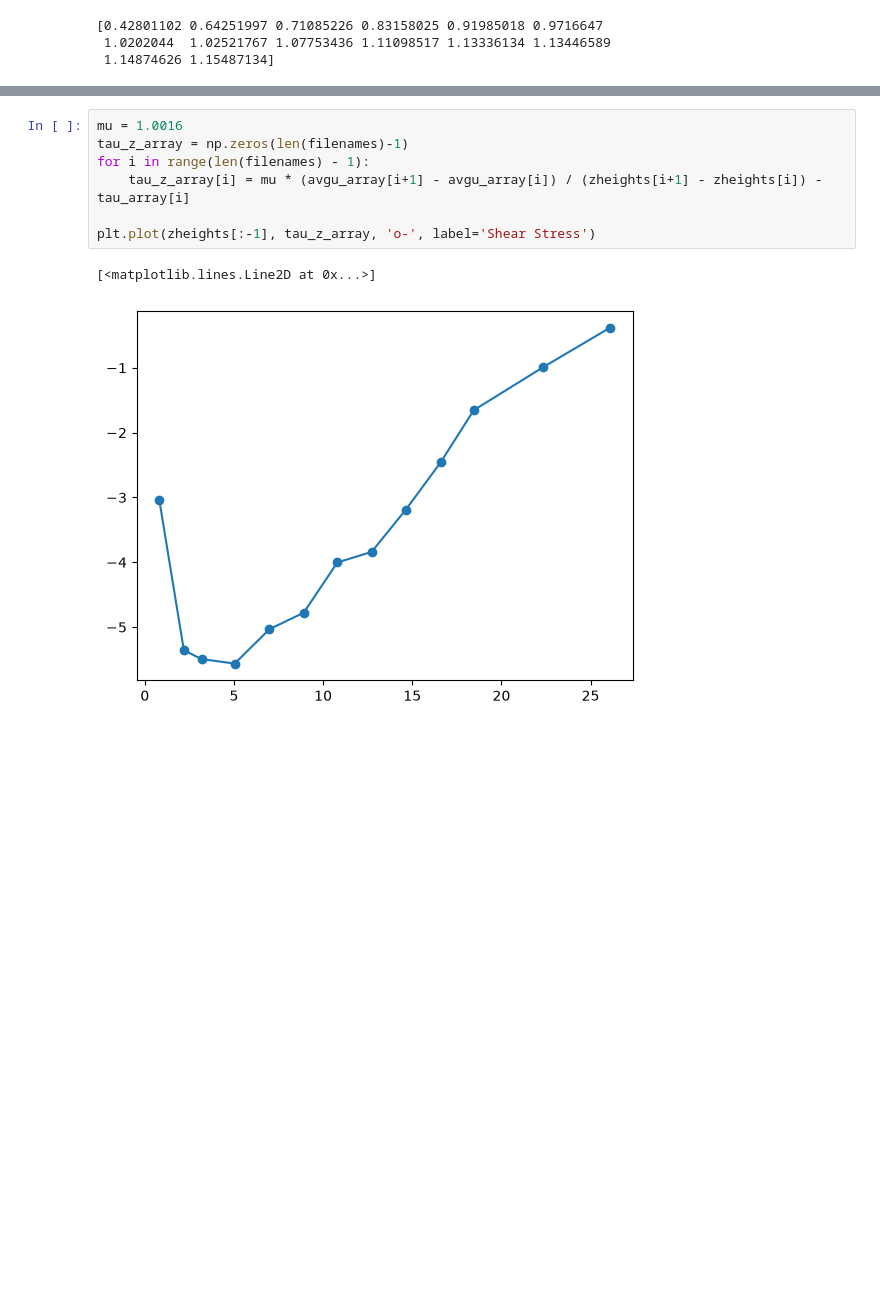
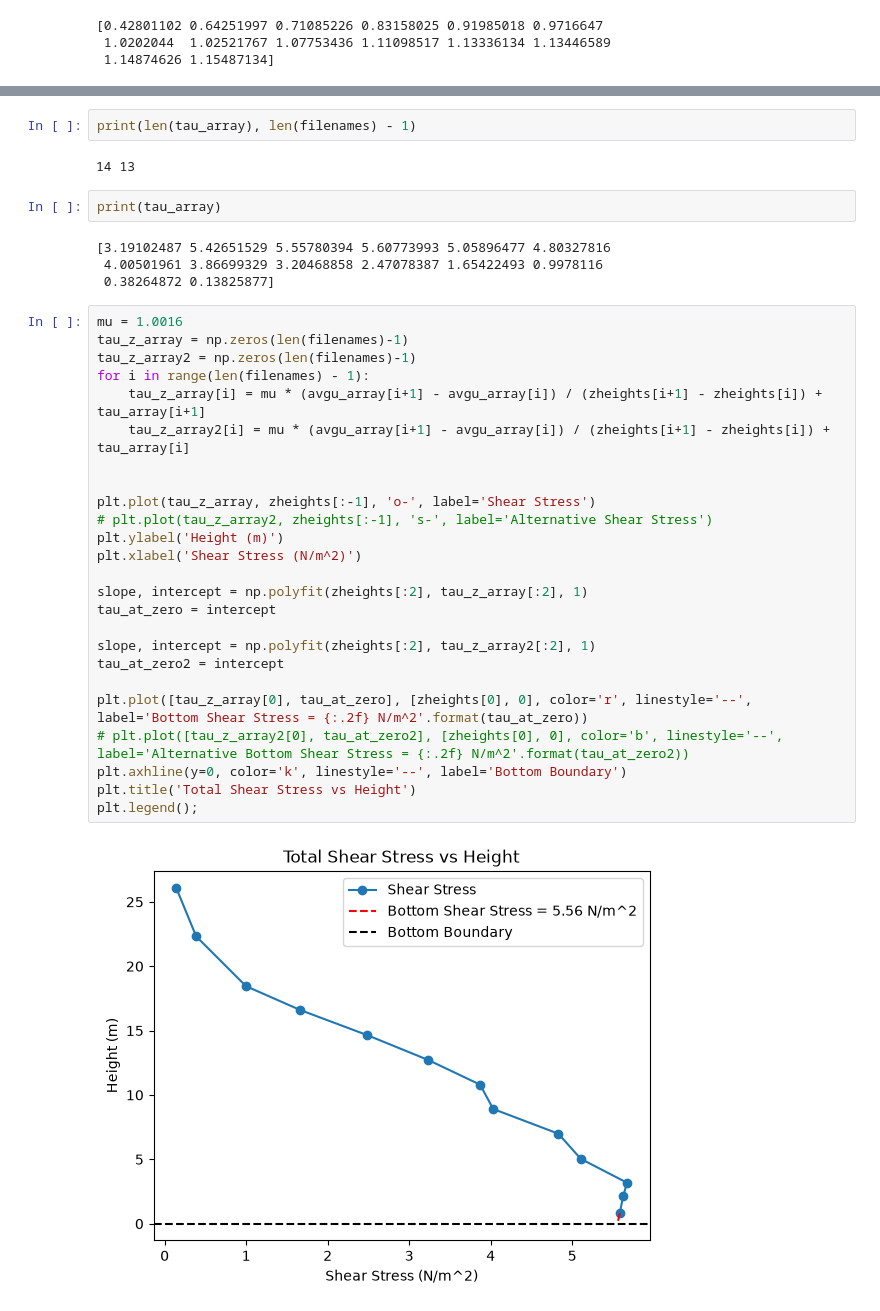
Before and after one commit to Dinojin/FSI_assignment-1, a Jupyter notebook: reynold.ipynb, the cells around one changed output, grey strips where cells are left out. Saved outputs shown, nothing was run; the diff lists cells and outputs as text; blank space fills up the shorter version.

```diff
--- a/reynold.ipynb
+++ b/reynold.ipynb
@@ -131,10 +143,37 @@ for i in range(len(filenames)):
+# %%
+print(len(tau_array), len(filenames) - 1)
+# %% [output]
+14 13
+# %%
+print(tau_array)
+# %% [output]
+[3.19102487 5.42651529 5.55780394 5.60773993 5.05896477 4.80327816
+ 4.00501961 3.86699329 3.20468858 2.47078387 1.65422493 0.9978116
+ 0.38264872 0.13825877]
 # %%
 mu = 1.0016
 tau_z_array = np.zeros(len(filenames)-1)
+tau_z_array2 = np.zeros(len(filenames)-1)
 for i in range(len(filenames) - 1):
-    tau_z_array[i] = mu * (avgu_array[i+1] - avgu_array[i]) / (zheights[i+1] - zheights[i]) - tau_array[i]
+    tau_z_array[i] = mu * (avgu_array[i+1] - avgu_array[i]) / (zheights[i+1] - zheights[i]) + tau_array[i+1]
+    tau_z_array2[i] = mu * (avgu_array[i+1] - avgu_array[i]) / (zheights[i+1] - zheights[i]) + tau_array[i]
 
-plt.plot(zheights[:-1], tau_z_array, 'o-', label='Shear Stress')
+
+plt.plot(tau_z_array, zheights[:-1], 'o-', label='Shear Stress')
+# plt.plot(tau_z_array2, zheights[:-1], 's-', label='Alternative Shear Stress')
+plt.ylabel('Height (m)')
+plt.xlabel('Shear Stress (N/m^2)')
+
+slope, intercept = np.polyfit(zheights[:2], tau_z_array[:2], 1)
+tau_at_zero = intercept
+
+slope, intercept = np.polyfit(zheights[:2], tau_z_array2[:2], 1)
+tau_at_zero2 = intercept
+
+plt.plot([tau_z_array[0], tau_at_zero], [zheights[0], 0], color='r', linestyle='--', label='Bottom Shear Stress = {:.2f} N/m^2'.format(tau_at_zero))
+# plt.plot([tau_z_array2[0], tau_at_zero2], [zheights[0], 0], color='b', linestyle='--', label='Alternative Bottom Shear Stress = {:.2f} N/m^2'.format(tau_at_zero2))
+plt.axhline(y=0, color='k', linestyle='--', label='Bottom Boundary')
+plt.title('Total Shear Stress vs Height')
+plt.legend();
 # %% [output]
-[<matplotlib.lines.Line2D at 0x...>]
-[figure, old version]
+[figure, new version]
```
Also changed, not shown: parts of 5 cells of this notebook.
